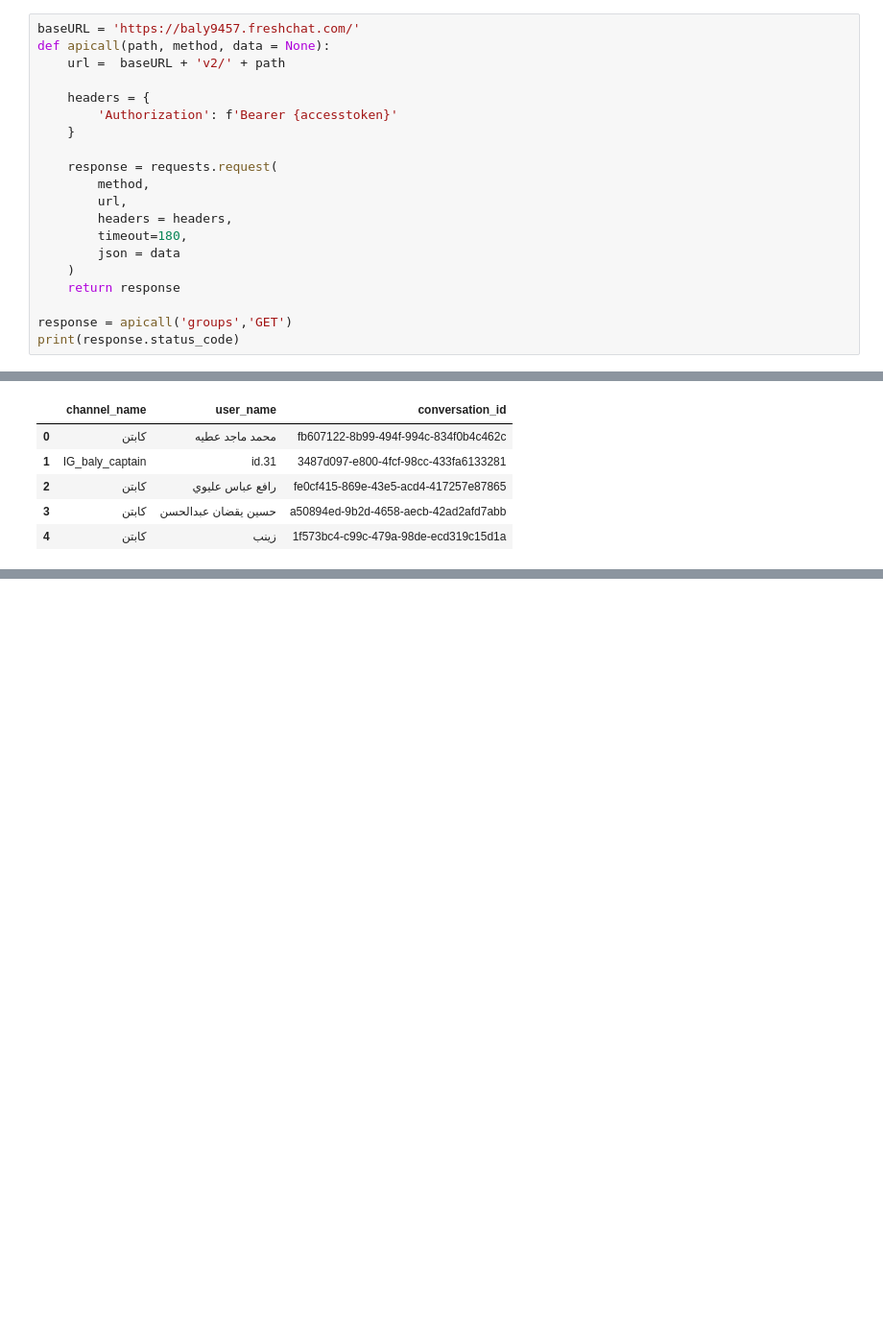
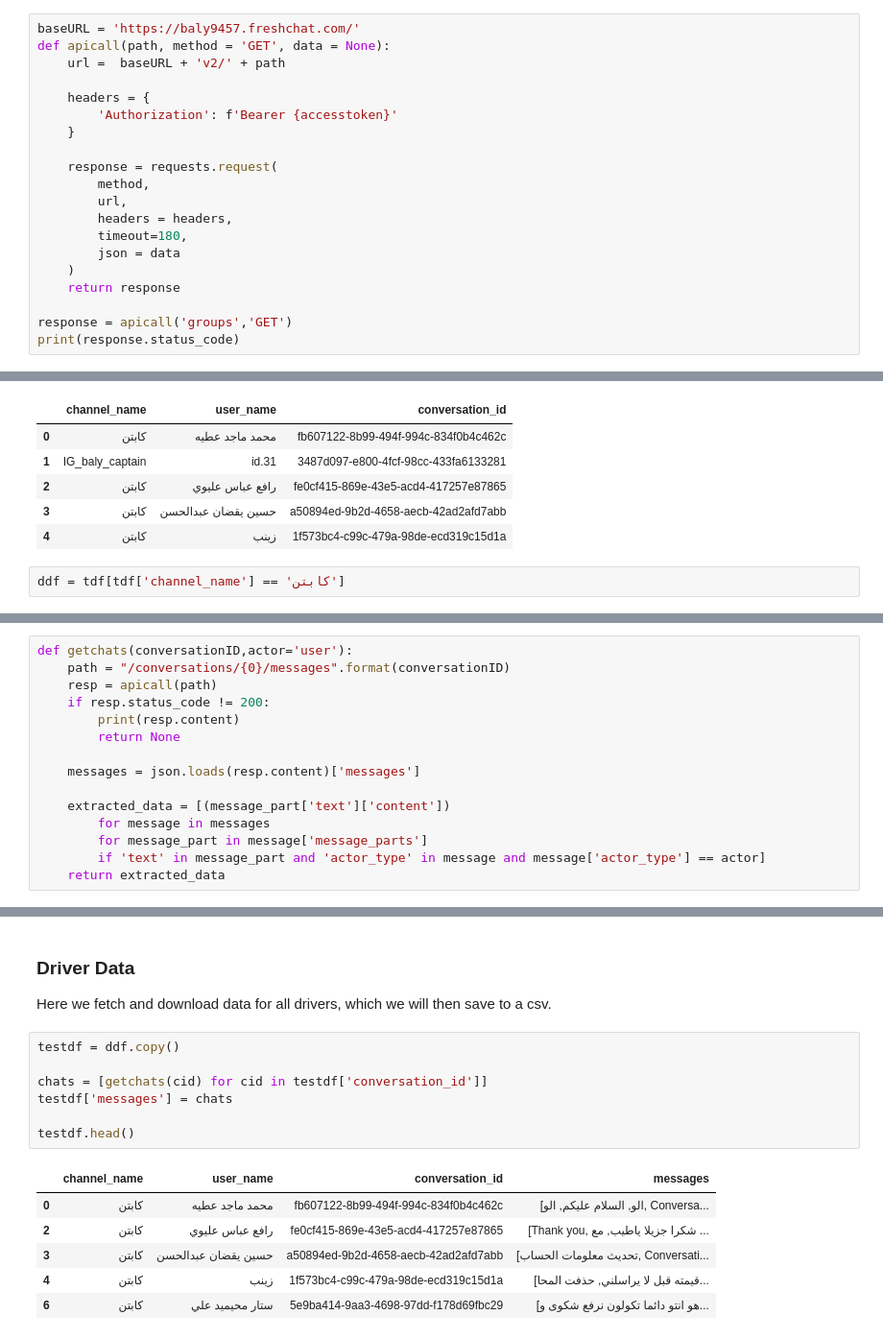
Before and after one commit to qzaidi/mlscratchpad, a Jupyter notebook: freshchat.ipynb, the cells around one changed output, grey strips where cells are left out. Shown: that part at 96% size. Saved outputs shown, nothing was run; the diff lists cells and outputs as text; blank space fills up the shorter version.

Commit message:
chat summary

```diff
--- a/freshchat.ipynb
+++ b/freshchat.ipynb
@@ -11,7 +13,7 @@ accesstoken = getpass.getpass('Freshchat access token')
 Freshchat access token ········
 # %%
 baseURL = 'https://baly9457.freshchat.com/'
-def apicall(path, method, data = None):
+def apicall(path, method = 'GET', data = None):
     url =  baseURL + 'v2/' + path
 
     headers = {
@@ -87,3 +89,5 @@ tdf.head()
 | 2 | كابتن | رافع عباس عليوي | fe0cf415-869e-43e5-acd4-417257e87865 |
 | 3 | كابتن | حسين يقضان عبدالحسن | a50894ed-9b2d-4658-aecb-42ad2afd7abb |
 | 4 | كابتن | زينب | 1f573bc4-c99c-479a-98de-ecd319c15d1a |
+# %%
+ddf = tdf[tdf['channel_name'] == 'كابتن']
@@ -89,0 +113,15 @@ tdf.head()
+# %%
+def getchats(conversationID,actor='user'):
+    path = "/conversations/{0}/messages".format(conversationID)
+    resp = apicall(path)
+    if resp.status_code != 200:
+        print(resp.content)
+        return None
+
+    messages = json.loads(resp.content)['messages']
+
+    extracted_data = [(message_part['text']['content'])
+        for message in messages
+        for message_part in message['message_parts']
+        if 'text' in message_part and 'actor_type' in message and message['actor_type'] == actor]
+    return extracted_data
@@ -89,0 +132,17 @@ tdf.head()
+# %% [markdown]
+### Driver Data
+Here we fetch and download data for all drivers, which we will then save to a csv.
+# %%
+testdf = ddf.copy()
+
+chats = [getchats(cid) for cid in testdf['conversation_id']]
+testdf['messages'] = chats
+
+testdf.head()
+# %% [output]
+|  | channel_name | user_name | conversation_id | messages |
+| 0 | كابتن | محمد ماجد عطيه | fb607122-8b99-494f-994c-834f0b4c462c | [الو, السلام عليكم, الو, Conversa... |
+| 2 | كابتن | رافع عباس عليوي | fe0cf415-869e-43e5-acd4-417257e87865 | [Thank you, شكرا جزيلا ياطيب, مع ... |
+| 3 | كابتن | حسين يقضان عبدالحسن | a50894ed-9b2d-4658-aecb-42ad2afd7abb | [تحديث معلومات الحساب, Conversati... |
+| 4 | كابتن | زينب | 1f573bc4-c99c-479a-98de-ecd319c15d1a | [قيمته قبل لا يراسلني, حذفت المحا... |
+| 6 | كابتن | ستار محيميد علي | 5e9ba414-9aa3-4698-97dd-f178d69fbc29 | [هو انتو دائما تكولون نرفع شكوى و... |
```
Also changed, not shown: parts of 28 cells of this notebook, 2 other files.
